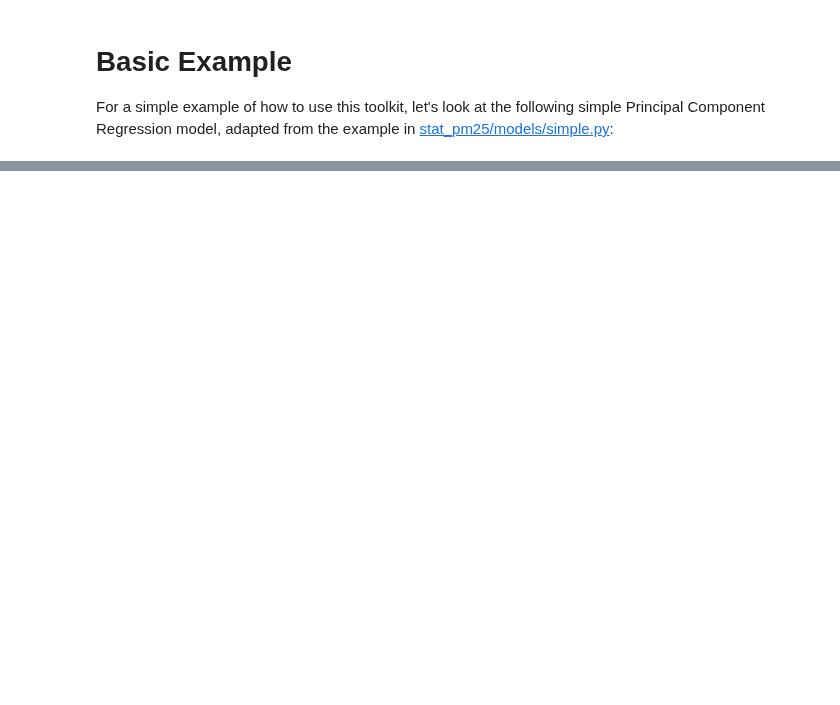
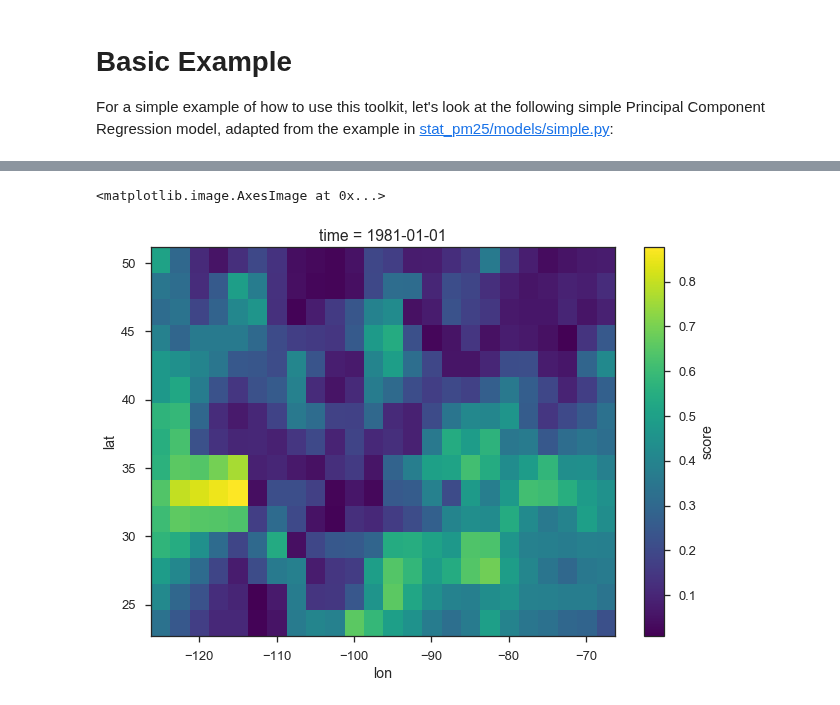
Before and after one commit to darothen/stat_pm25, a Jupyter notebook: notebooks/simple_example.ipynb, the cells around one changed output, grey strips where cells are left out. Saved outputs shown, nothing was run; the diff lists cells and outputs as text; code cells hidden in the pictures; blank space fills up the shorter version.

```diff
--- a/notebooks/simple_example.ipynb
+++ b/notebooks/simple_example.ipynb
@@ -141,0 +214,6 @@ The only difference between this and the original, saved version is that I've ex
+# %%
+score = model.score
+score.plot.imshow()
+# %% [output]
+<matplotlib.image.AxesImage at 0x...>
+[figure, added]
```
Also changed, not shown: parts of 14 cells of this notebook, 1 other file.
